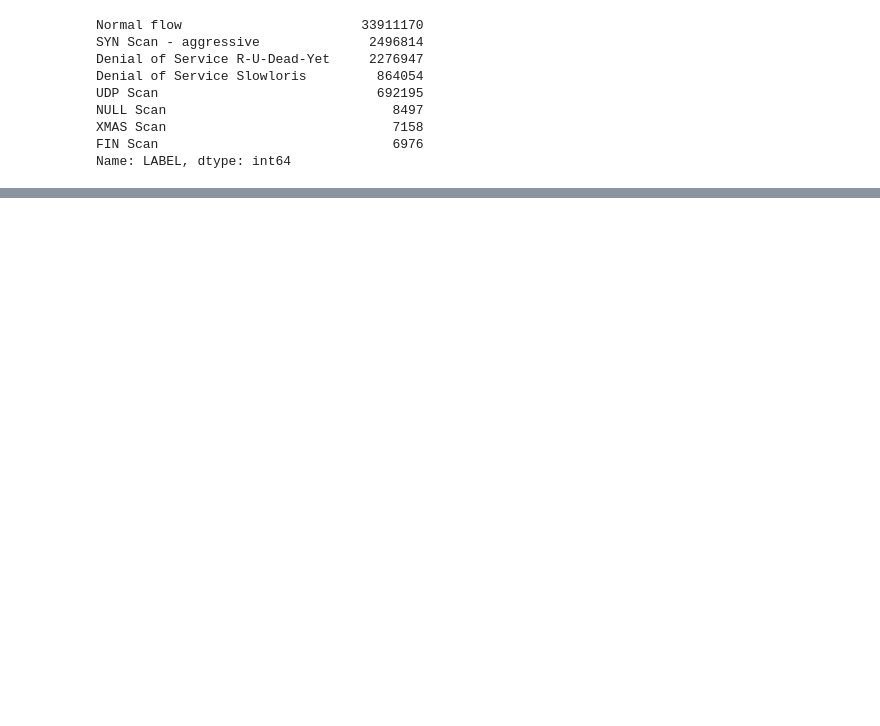
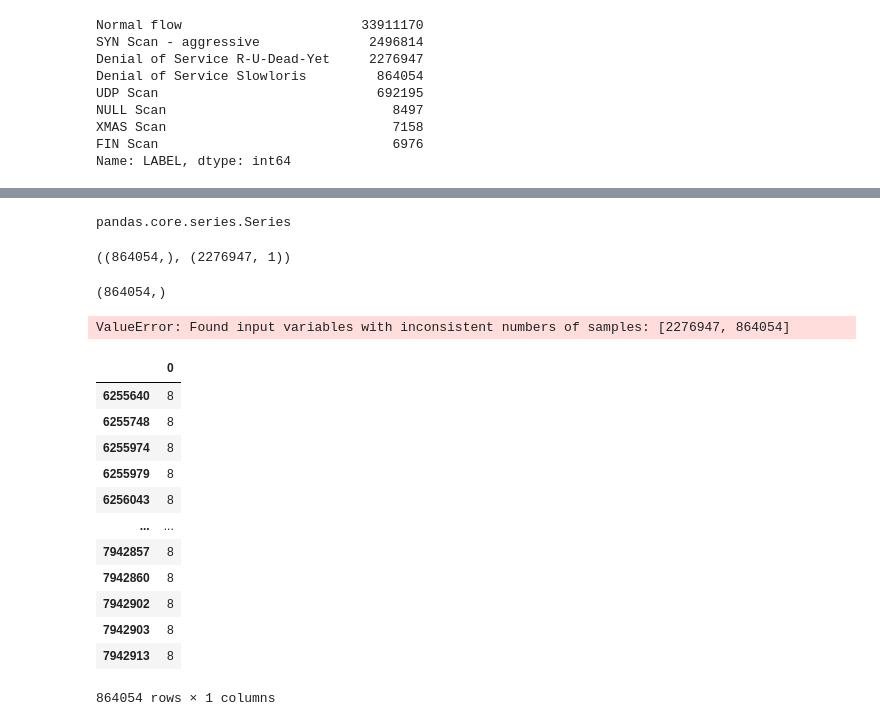
Before and after one commit to Crismaria11/Proyecto1_SecDS, a Jupyter notebook: Proyecto1_SecDS.ipynb, the cells around one changed output, grey strips where cells are left out. Drawn from its saved outputs; the diff is of its cells as text; code cells hidden in the pictures; blank space fills up the shorter version.

```diff
--- a/Proyecto1_SecDS.ipynb
+++ b/Proyecto1_SecDS.ipynb
@@ -449,0 +481,27 @@ Name: LABEL, dtype: int64
+# %%
+slowloris = df_final[df_final['LABEL'] == 2]
+denial_dead = df_final[df_final['LABEL'] == 1]
+# %%
+slowloris1 = slowloris['LABEL']
+slowloris2 = slowloris['PROTOCOL']
+denial_dead1 = denial_dead['LABEL']
+denial_dead2 = denial_dead['PROTOCOL']
+# %%
+slowloris = slowloris1 + slowloris2
+denial_dead = denial_dead1 + denial_dead2 #denial_dead['LABEL']
+# %%
+slowloris = pd.DataFrame(slowloris)
+denial_dead = pd.DataFrame(denial_dead)
+# %%
+type(slowloris) #= [slowloris]
+# type(denial_dead) # denial_dead = [denial_dead]
+# %% [output]
+pandas.core.series.Series
+# %%
+slowloris.shape, denial_dead.shape # denial_dead = np.reshape(1, 2)
+# %% [output]
+((864054,), (2276947, 1))
+# %%
+slowloris.shape
+# %% [output]
+(864054,)
@@ -449,0 +511,21 @@ Name: LABEL, dtype: int64
+# %%
+ros = RandomOverSampler(random_state=5)
+x_resample, y_resample = ros.fit_resample(denial_dead, slowloris)
+# %% [output]
+ValueError: Found input variables with inconsistent numbers of samples: [2276947, 864054]
+# %%
+slowloris
+# %% [output]
+|  | 0 |
+| 6255640 | 8 |
+| 6255748 | 8 |
+| 6255974 | 8 |
+| 6255979 | 8 |
+| 6256043 | 8 |
+| ... | ... |
+| 7942857 | 8 |
+| 7942860 | 8 |
+| 7942902 | 8 |
+| 7942903 | 8 |
+| 7942913 | 8 |
+864054 rows × 1 columns
```
Also changed, not shown: parts of 56 cells of this notebook, 1 other file.
